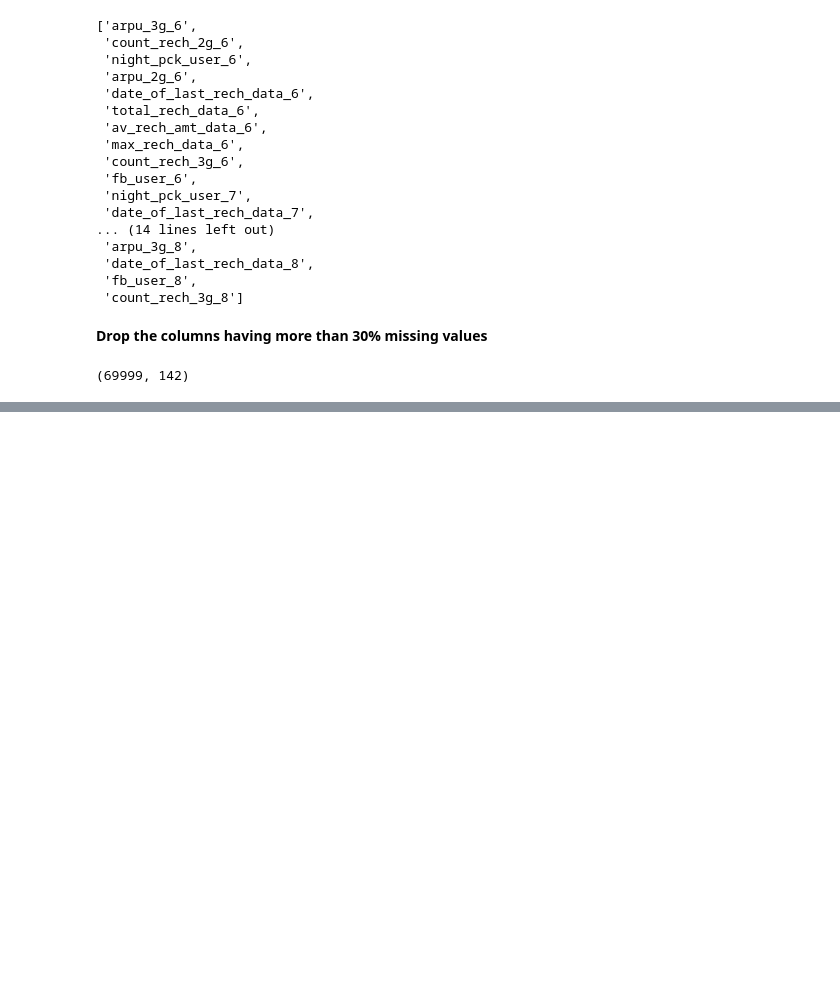
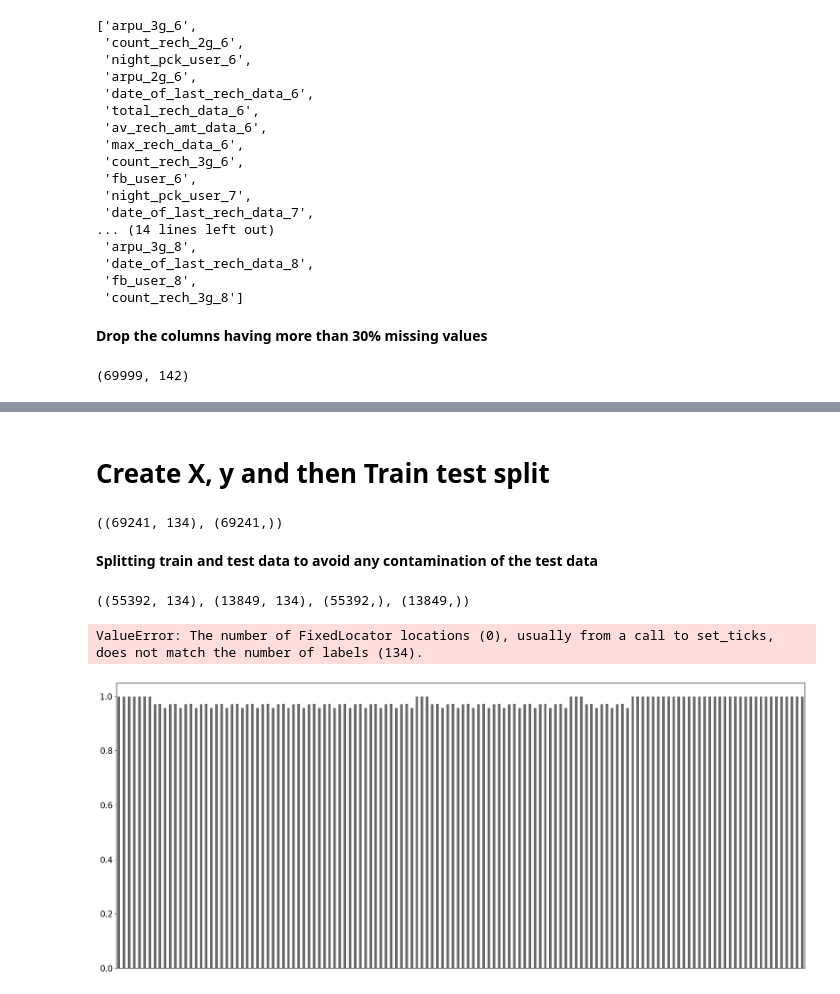
Before and after one commit to tikluganguly/TelecomDraft, a Jupyter notebook: assignment (tiklu).ipynb, the cells around one changed output, grey strips where cells are left out. Saved outputs shown, nothing was run; the diff lists cells and outputs as text; code cells hidden in the pictures; blank space fills up the shorter version.

```diff
--- a/assignment (tiklu).ipynb
+++ b/assignment (tiklu).ipynb
@@ -121,0 +151,3 @@ traindata_curated.shape
+# %%
+df_missing_rows_50 = traindata_curated[(traindata_curated.isnull().sum(axis=1)) > (len(traindata_curated.columns)//2)]
+df_missing_rows_50.shape
@@ -121,0 +158,3 @@ traindata_curated.shape
+# %%
+traindata_curated = traindata_curated.drop(df_missing_rows_50.index)
+traindata_curated.shape
@@ -121,0 +198,11 @@ traindata_curated.shape
+# %% [markdown]
+# Create X, y and then Train test split
+# %%
+X = traindata_curated.iloc[:,:-1]
+y = traindata_curated.iloc[:,-1]
+
+X.shape, y.shape
+# %% [output]
+((69241, 134), (69241,))
+# %% [markdown]
+**Splitting train and test data to avoid any contamination of the test data**
@@ -121,0 +211,6 @@ traindata_curated.shape
+# %%
+X_train, X_test, y_train, y_test = train_test_split(X, y, test_size=0.2)
+
+X_train.shape, X_test.shape, y_train.shape, y_test.shape
+# %% [output]
+((55392, 134), (13849, 134), (55392,), (13849,))
@@ -121,0 +219,5 @@ traindata_curated.shape
+# %%
+msno.bar(X_train)
+# %% [output]
+ValueError: The number of FixedLocator locations (0), usually from a call to set_ticks, does not match the number of labels (134).
+[figure, added]
```
Also changed, not shown: parts of 14 cells of this notebook.
